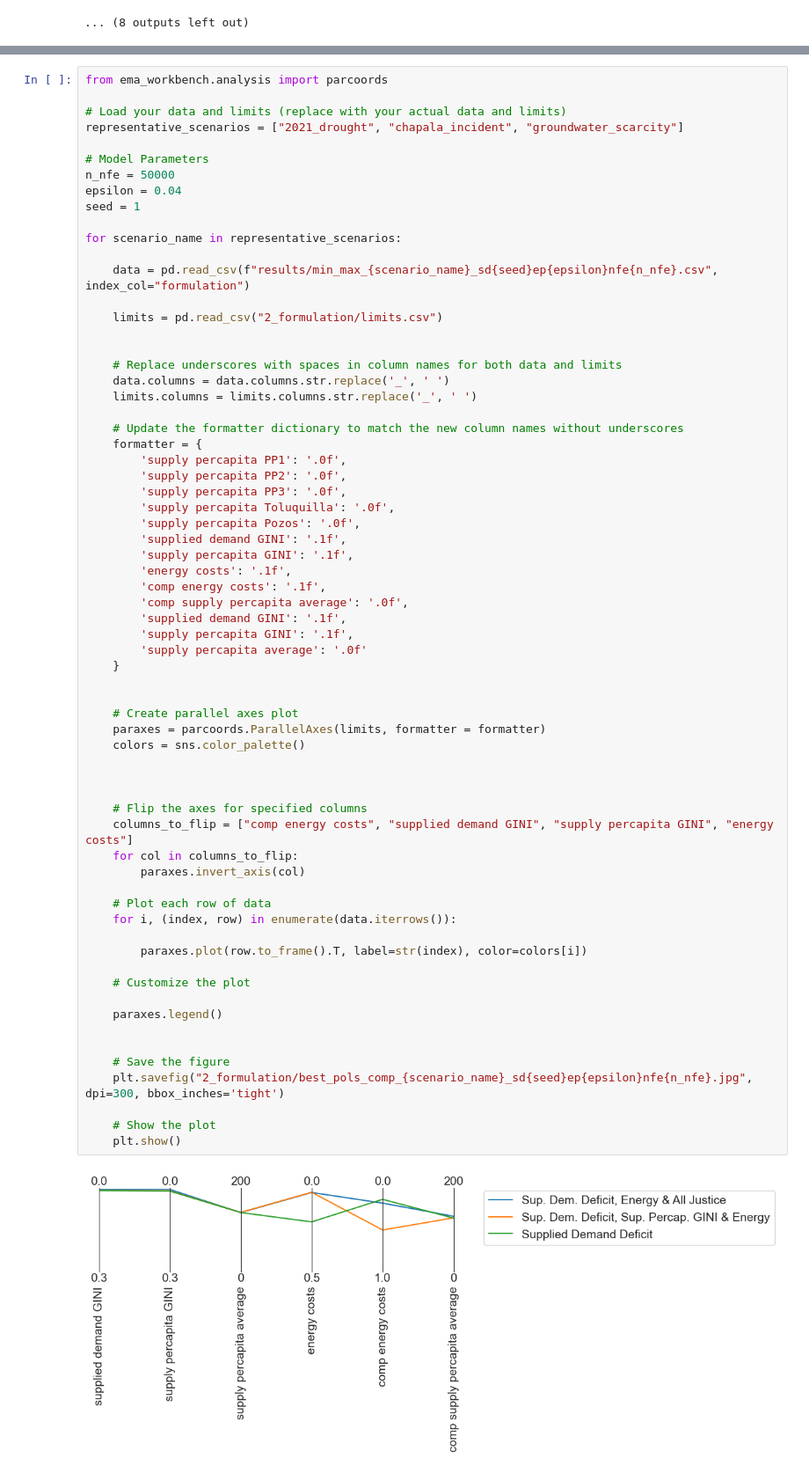
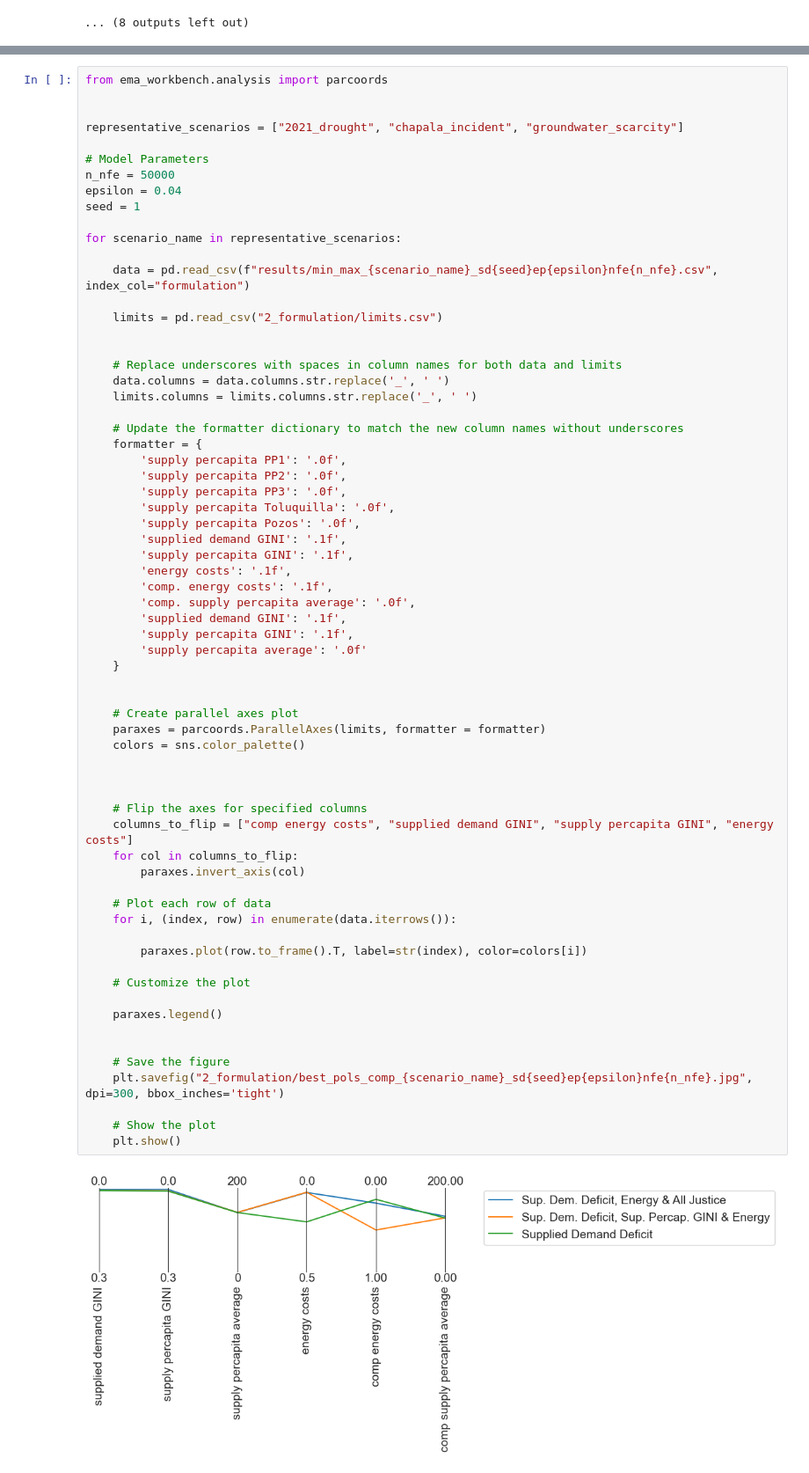
Before and after one commit to arielgoldin/GDL_Aquapheric_Policies, a Jupyter notebook: 2_optimization_formulations.ipynb, the cells around one changed output, grey strips where cells are left out. Shown at 88% size. Drawn from its saved outputs; the diff is of its cells as text.

```diff
--- a/2_optimization_formulations.ipynb
+++ b/2_optimization_formulations.ipynb
@@ -253,7 +266,7 @@ min_max_df.head()
 # %%
 from ema_workbench.analysis import parcoords
 
-# Load your data and limits (replace with your actual data and limits)
+
 representative_scenarios = ["2021_drought", "chapala_incident", "groundwater_scarcity"]
 
 # Model Parameters
@@ -282,39 +295,39 @@ for scenario_name in representative_scenarios:
         'supplied demand GINI': '.1f',
         'supply percapita GINI': '.1f',
         'energy costs': '.1f',
-        'comp energy costs': '.1f',
-        'comp supply percapita average': '.0f',
+        'comp. energy costs': '.1f',
+        'comp. supply percapita average': '.0f',
         'supplied demand GINI': '.1f',
         'supply percapita GINI': '.1f',
         'supply percapita average': '.0f'
     }
 
 
     # Create parallel axes plot
     paraxes = parcoords.ParallelAxes(limits, formatter = formatter)
     colors = sns.color_palette()
 
 
 
     # Flip the axes for specified columns
     columns_to_flip = ["comp energy costs", "supplied demand GINI", "supply percapita GINI", "energy costs"]
     for col in columns_to_flip:
         paraxes.invert_axis(col)
 
     # Plot each row of data
     for i, (index, row) in enumerate(data.iterrows()):
 
         paraxes.plot(row.to_frame().T, label=str(index), color=colors[i])
 
     # Customize the plot
 
     paraxes.legend()
 
 
     # Save the figure
     plt.savefig("2_formulation/best_pols_comp_{scenario_name}_sd{seed}ep{epsilon}nfe{n_nfe}.jpg", dpi=300, bbox_inches='tight')
 
     # Show the plot
     plt.show()
 # %% [output]
-[figure, old version]
+[figure, new version]
```
Also changed, not shown: parts of 23 cells of this notebook, 6 other files.
